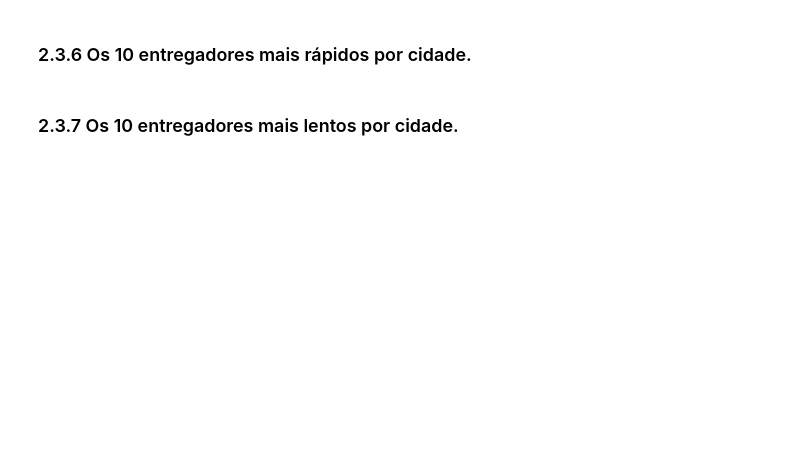
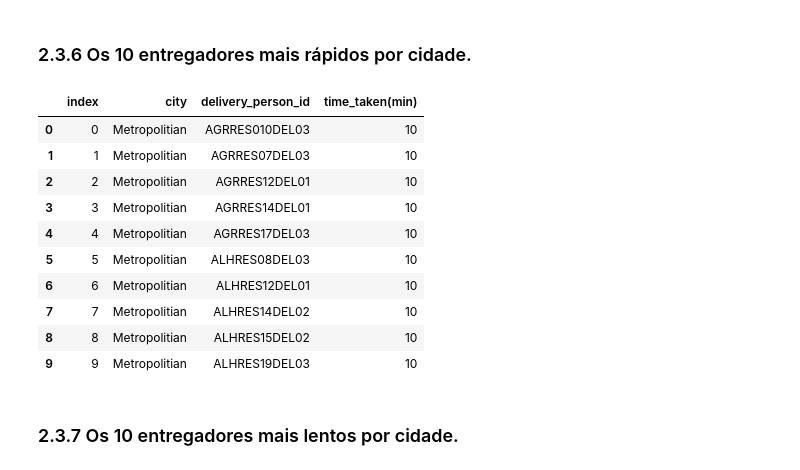
Before and after one commit to martinakbeck/curry_company, a Jupyter notebook: notebooks/c01_curry_company.ipynb, the cells around one changed output. Drawn from its saved outputs; the diff is of its cells as text; code cells hidden in the pictures; blank space fills up the shorter version.

```diff
--- a/notebooks/c01_curry_company.ipynb
+++ b/notebooks/c01_curry_company.ipynb
@@ -558,4 +619,24 @@ map_
 # %% [markdown]
 ### 2.3.6 Os 10 entregadores mais rápidos por cidade.
+# %%
+df2 = df1.loc[:, ['delivery_person_id', 'city', 'time_taken(min)']].groupby(['city', 'delivery_person_id']).min().sort_values(['city','time_taken(min)']).reset_index()
+df_aux01 = df2.loc[df2['city'] == 'Metropolitian', :].head(10)
+df_aux02 = df2.loc[df2['city'] == 'Urban', :].head(10)
+df_aux03 = df2.loc[df2['city'] == 'Semi-Urban', :].head(10)
+
+df3 = pd.concat([df_aux01, df_aux02, df_aux03]).reset_index()
+df3.head(10)
+# %% [output]
+|  | index | city | delivery_person_id | time_taken(min) |
+| 0 | 0 | Metropolitian | AGRRES010DEL03 | 10 |
+| 1 | 1 | Metropolitian | AGRRES07DEL03 | 10 |
+| 2 | 2 | Metropolitian | AGRRES12DEL01 | 10 |
+| 3 | 3 | Metropolitian | AGRRES14DEL01 | 10 |
+| 4 | 4 | Metropolitian | AGRRES17DEL03 | 10 |
+| 5 | 5 | Metropolitian | ALHRES08DEL03 | 10 |
+| 6 | 6 | Metropolitian | ALHRES12DEL01 | 10 |
+| 7 | 7 | Metropolitian | ALHRES14DEL02 | 10 |
+| 8 | 8 | Metropolitian | ALHRES15DEL02 | 10 |
+| 9 | 9 | Metropolitian | ALHRES19DEL03 | 10 |
 # %% [markdown]
 ### 2.3.7 Os 10 entregadores mais lentos por cidade.
```
Also changed, not shown: parts of 13 cells of this notebook.
